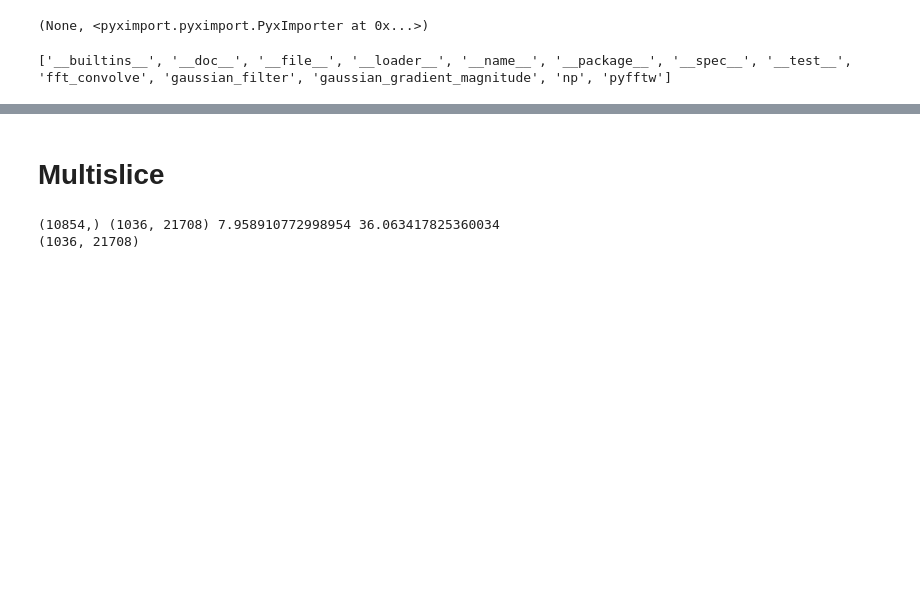
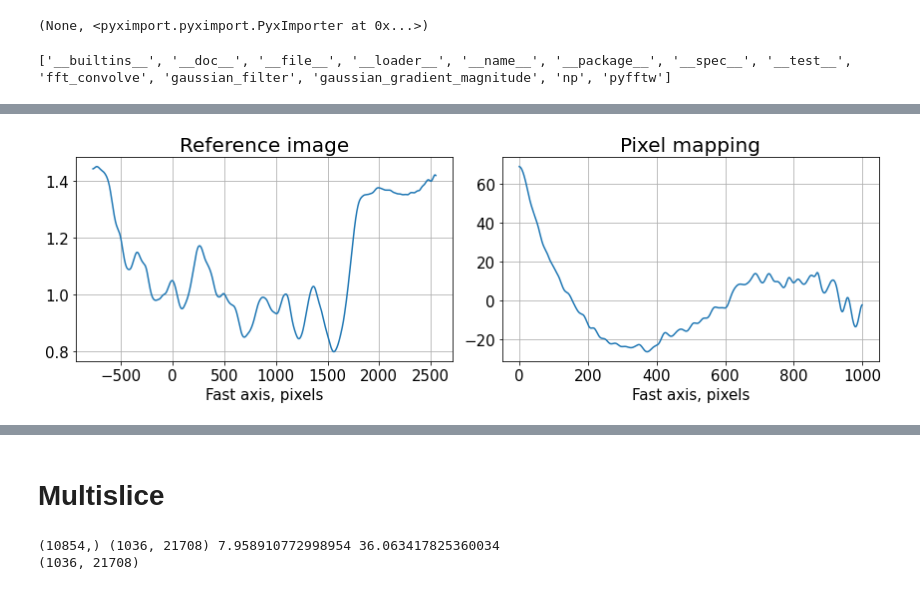
Before and after one commit to simply-nicky/pyrost, a Jupyter notebook: dev.ipynb, the cells around one changed output, grey strips where cells are left out. Saved outputs shown, nothing was run; the diff lists cells and outputs as text; code cells hidden in the pictures; blank space fills up the shorter version.

```diff
--- a/dev.ipynb
+++ b/dev.ipynb
@@ -116,7 +88,0 @@ st_ref.update_errors(loss='L1').error - st_pm.update_errors(loss='L1').error
-# %%
-%matplotlib widget
-fig, ax = plt.subplots(figsize=(10, 6))
-# ax.plot(norm[0])
-ax.plot((st_pm.pixel_map - st_ref.pixel_map)[1, 0])
-ax.grid(True)
-plt.show()
@@ -133,5 +88,0 @@ errors = st_obj.ref_error_curve(h_vals, alpha=0.5, loss='Epsilon', method='KerRe
-# %%
-%matplotlib widget
-fig, ax = plt.subplots(figsize=(10, 6))
-ax.plot(h_vals, errors)
-plt.show()
@@ -140,5 +88,0 @@ plt.show()
-# %%
-st_res = st_obj.iter_update(sw_x=3, h0=3., n_iter=50, ref_method='KerReg',
-                            pm_method='de', pm_args={'dims': (1, 50)},
-                            verbose=True, options={'alpha': 4.0},
-                            f_tol=-1e-1)
@@ -154,5 +88,0 @@ Initial MSE = 0.316460, Initial h0 = 3.00
-# %%
-st_res = st_obj.iter_update(sw_x=3, h0=3., n_iter=50, ref_method='KerReg',
-                            pm_method='gs', pm_args={'blur': 8.0},
-                            verbose=True, options={'alpha': 4.0},
-                            f_tol=-1e-1)
@@ -197,0 +89,17 @@ plt.show()
+# %%
+fig, axes = plt.subplots(1, 2, figsize=(12, 4))
+axes[0].plot(np.arange(st_res.reference_image.shape[1]) - st_res.m0,
+             st_res.reference_image[0])
+axes[0].set_title('Reference image', fontsize=20)
+axes[1].plot((st_res.pixel_map - st_obj.pixel_map)[1, 0])
+axes[1].set_title('Pixel mapping', fontsize=20)
+for ax in axes:
+    ax.tick_params(labelsize=15)
+    ax.set_xlabel('Fast axis, pixels', fontsize=15)
+    ax.grid(True)
+# plt.show()
+fig.set_facecolor('w')
+plt.tight_layout()
+plt.savefig('figures/sigray_res.png', dpi=300)
+# %% [output]
+[figure, added]
```
Also changed, not shown: parts of 32 cells of this notebook, 18 other files.
